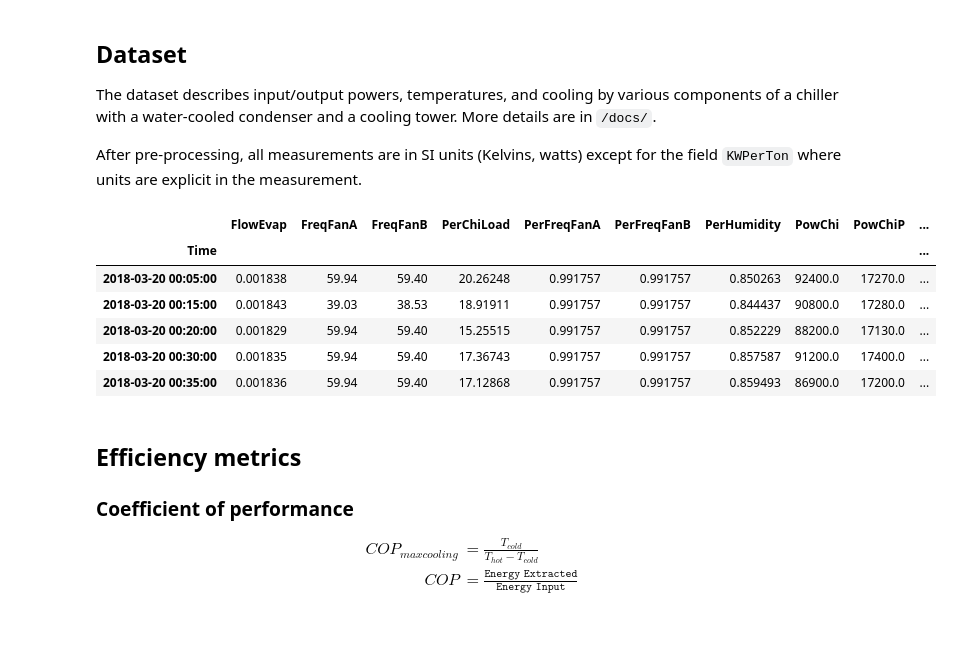
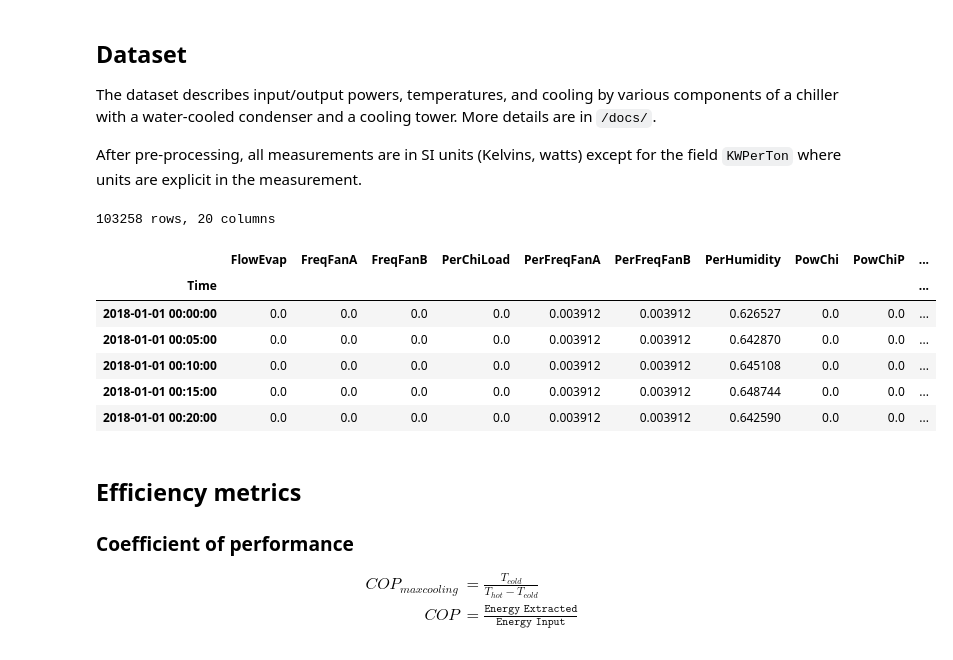
Before and after one commit to hazrmard/EngineeringScienceBuilding, a Jupyter notebook: src/Trends.ipynb, the cells around one changed output. Cells and saved outputs as stored; diff of their text form; code cells hidden in the pictures.

```diff
--- a/src/Trends.ipynb
+++ b/src/Trends.ipynb
@@ -28,15 +29,18 @@ After pre-processing, all measurements are in SI units (Kelvins, watts) except f
 # %%
 # Read pre-processed data
 df = pd.read_csv(chiller_file, index_col='Time', parse_dates=True, dtype=float)
+df.dropna(inplace=True)
+print('{} rows, {} columns'.format(len(df), len(df.columns)))
 df.head()
 # %% [output]
+103258 rows, 20 columns
 |  | FlowEvap | FreqFanA | FreqFanB | PerChiLoad | PerFreqFanA | PerFreqFanB | PerHumidity | PowChi | PowChiP | ... |
 | Time |  |  |  |  |  |  |  |  |  | ... |
-| 2018-03-20 00:05:00 | 0.001838 | 59.94 | 59.40 | 20.26248 | 0.991757 | 0.991757 | 0.850263 | 92400.0 | 17270.0 | ... |
-| 2018-03-20 00:15:00 | 0.001843 | 39.03 | 38.53 | 18.91911 | 0.991757 | 0.991757 | 0.844437 | 90800.0 | 17280.0 | ... |
-| 2018-03-20 00:20:00 | 0.001829 | 59.94 | 59.40 | 15.25515 | 0.991757 | 0.991757 | 0.852229 | 88200.0 | 17130.0 | ... |
-| 2018-03-20 00:30:00 | 0.001835 | 59.94 | 59.40 | 17.36743 | 0.991757 | 0.991757 | 0.857587 | 91200.0 | 17400.0 | ... |
-| 2018-03-20 00:35:00 | 0.001836 | 59.94 | 59.40 | 17.12868 | 0.991757 | 0.991757 | 0.859493 | 86900.0 | 17200.0 | ... |
+| 2018-01-01 00:00:00 | 0.0 | 0.0 | 0.0 | 0.0 | 0.003912 | 0.003912 | 0.626527 | 0.0 | 0.0 | ... |
+| 2018-01-01 00:05:00 | 0.0 | 0.0 | 0.0 | 0.0 | 0.003912 | 0.003912 | 0.642870 | 0.0 | 0.0 | ... |
+| 2018-01-01 00:10:00 | 0.0 | 0.0 | 0.0 | 0.0 | 0.003912 | 0.003912 | 0.645108 | 0.0 | 0.0 | ... |
+| 2018-01-01 00:15:00 | 0.0 | 0.0 | 0.0 | 0.0 | 0.003912 | 0.003912 | 0.648744 | 0.0 | 0.0 | ... |
+| 2018-01-01 00:20:00 | 0.0 | 0.0 | 0.0 | 0.0 | 0.003912 | 0.003912 | 0.642590 | 0.0 | 0.0 | ... |
 # %% [markdown]
 ## Efficiency metrics
 
```
Also changed, not shown: parts of 15 cells of this notebook, 5 other files.
